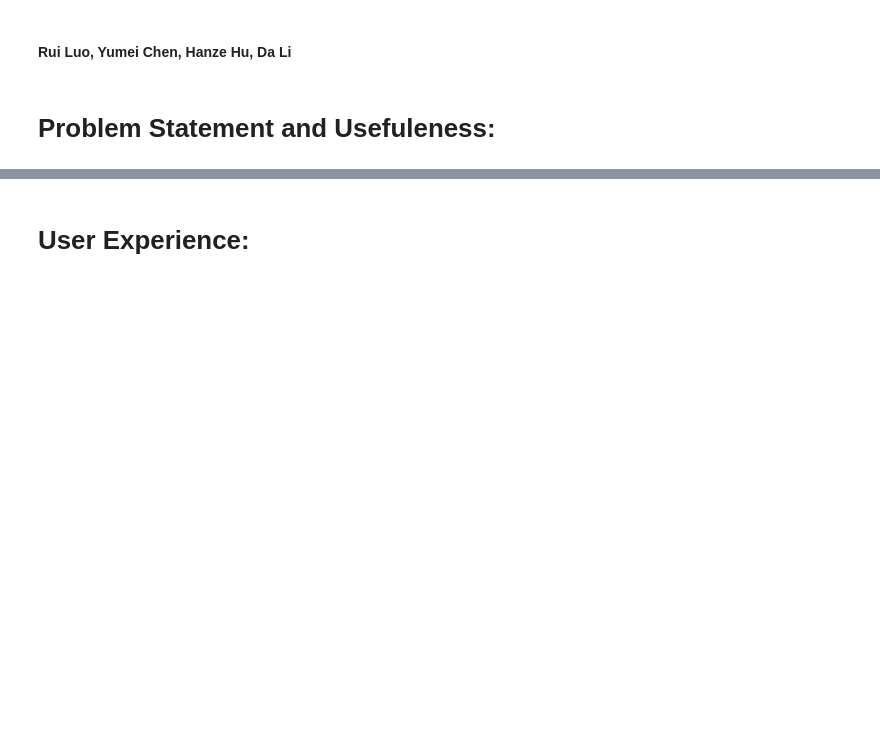
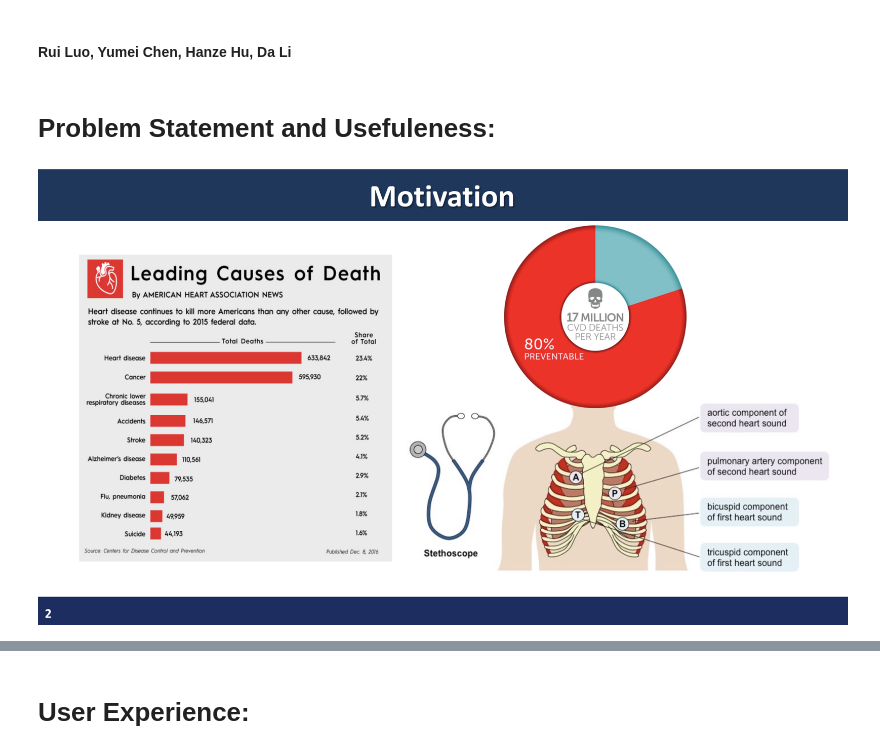
Before and after one commit to yumei1215/Datascience-Project, a Jupyter notebook: Heartbeat.ipynb, the cells around one changed output, grey strips where cells are left out. Cells and saved outputs as stored; diff of their text form; code cells hidden in the pictures; blank space fills up the shorter version.

```diff
--- a/Heartbeat.ipynb
+++ b/Heartbeat.ipynb
@@ -4,3 +4,7 @@
 #### Rui Luo, Yumei Chen, Hanze Hu, Da Li
 # %% [markdown]
 # Problem Statement and Usefuleness:
+# %%
+Image(filename='D:/Desktop/a1.png')
+# %% [output]
+[figure, added]
```
Also changed, not shown: parts of 11 cells of this notebook.
